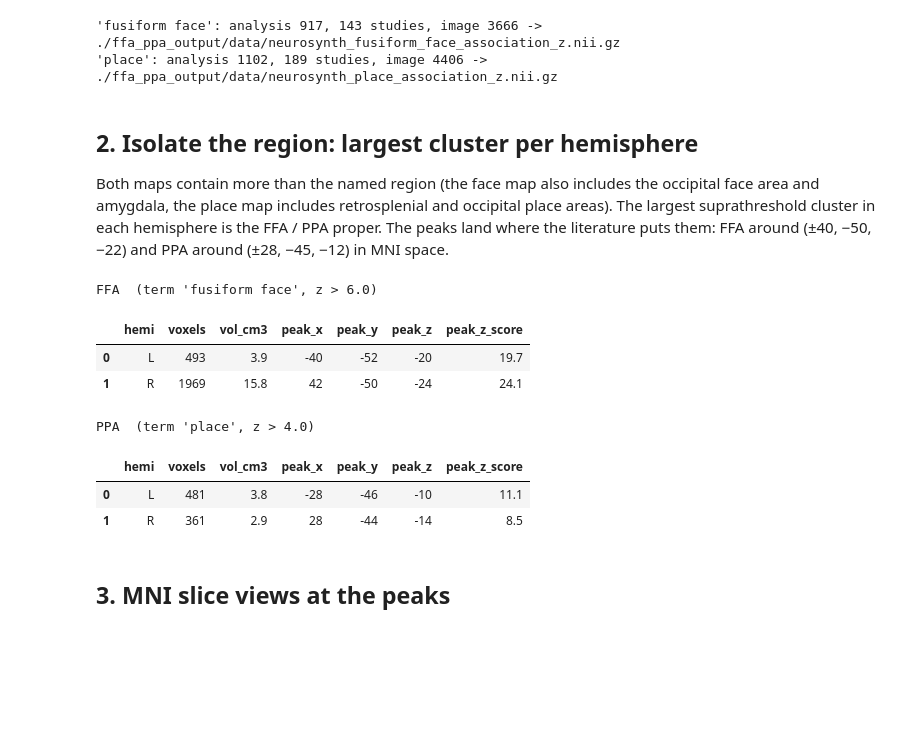
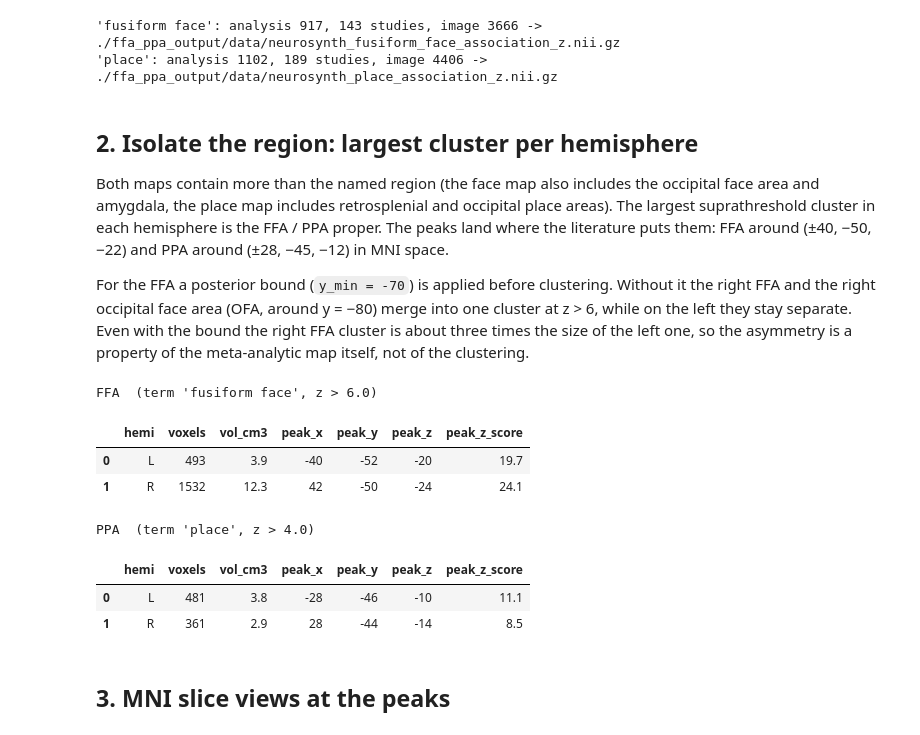
Before and after one commit to maierav/ffa-ppa-public-domain, a Jupyter notebook: ffa_ppa_public_domain.ipynb, the cells around one changed output. Saved outputs shown, nothing was run; the diff lists cells and outputs as text; code cells hidden in the pictures; blank space fills up the shorter version.

```diff
--- a/ffa_ppa_public_domain.ipynb
+++ b/ffa_ppa_public_domain.ipynb
@@ -58,8 +58,8 @@ SURF_MESH = "fsaverage6"   # 'fsaverage5' (fast), 'fsaverage6' (default), 'fsave
 
 # Region definitions: Neurosynth term, analysis id (verified below), threshold on the z map, colors
 REGIONS = {
-    "FFA": dict(term="fusiform face", analysis_id=917,  thr=6.0, color="#d7301f", ctx_color="#fdae6b", cmap="YlOrRd"),
-    "PPA": dict(term="place",         analysis_id=1102, thr=4.0, color="#1f78b4", ctx_color="#a6cee3", cmap="YlGnBu"),
+    "FFA": dict(term="fusiform face", analysis_id=917,  thr=6.0, y_min=-70, color="#d7301f", ctx_color="#fdae6b", cmap="YlOrRd"),
+    "PPA": dict(term="place",         analysis_id=1102, thr=4.0, y_min=None, color="#1f78b4", ctx_color="#a6cee3", cmap="YlGnBu"),
 }
 print("output dir:", os.path.abspath(OUT_DIR))
 # %% [output]
@@ -124,36 +124,49 @@ Both maps contain more than the named region (the face map also includes the occ
 the place map includes retrosplenial and occipital place areas). The largest suprathreshold cluster in each
 hemisphere is the FFA / PPA proper. The peaks land where the literature puts them: FFA around
 (±40, −50, −22) and PPA around (±28, −45, −12) in MNI space.
+
+For the FFA a posterior bound (`y_min = -70`) is applied before clustering. Without it the right FFA and the
+right occipital face area (OFA, around y = −80) merge into one cluster at z > 6, while on the left they stay
+separate. Even with the bound the right FFA cluster is about three times the size of the left one, so the
+asymmetry is a property of the meta-analytic map itself, not of the clustering.
 # %%
-def largest_cluster_per_hemi(img, thr, min_size=50):
-    "Boolean mask of the largest cluster (> thr) in each hemisphere, plus a peak table."
-    d = img.get_fdata(); lab, n = ndimage.label(d > thr)
+def mni_coords(img):
+    "MNI x, y, z coordinate of every voxel, each as an array shaped like the image."
+    ijk = np.indices(img.shape).reshape(3, -1).T
+    return [c.reshape(img.shape) for c in nib.affines.apply_affine(img.affine, ijk).T]
+
+def largest_cluster_per_hemi(img, thr, min_size=50, y_min=None):
+    "Boolean mask of the largest cluster (> thr) in each hemisphere, plus a peak table. y_min drops voxels posterior to it."
+    d = img.get_fdata().copy()
+    if y_min is not None:
+        d[mni_coords(img)[1] < y_min] = 0
+    lab, n = ndimage.label(d > thr)
     keep = np.zeros_like(d, bool); rows = []
     if n == 0:
         return keep, pd.DataFrame(rows)
     idx = range(1, n + 1)
     sizes = ndimage.sum(np.ones_like(d), lab, index=idx)
     x_mni = [nib.affines.apply_affine(img.affine, c)[0] for c in ndimage.center_of_mass(np.ones_like(d), lab, index=idx)]
     for hemi, sel in (("L", lambda x: x < 0), ("R", lambda x: x > 0)):
         cand = [(sizes[i], i + 1) for i in range(n) if sel(x_mni[i]) and sizes[i] >= min_size]
         if not cand:
             continue
         sz, lbl = max(cand); keep |= lab == lbl
         pk = np.unravel_index(np.argmax(d * (lab == lbl)), d.shape)
         x, y, z = nib.affines.apply_affine(img.affine, pk)
         rows.append(dict(hemi=hemi, voxels=int(sz), vol_cm3=round(sz * 8 / 1000, 1), peak_x=int(x), peak_y=int(y), peak_z=int(z), peak_z_score=round(float(d[pk]), 1)))
     return keep, pd.DataFrame(rows)
 
 masks, peaks = {}, {}
 for name, r in REGIONS.items():
-    masks[name], peaks[name] = largest_cluster_per_hemi(maps[name], r["thr"])
+    masks[name], peaks[name] = largest_cluster_per_hemi(maps[name], r["thr"], y_min=r["y_min"])
     nib.save(nib.Nifti1Image(masks[name].astype(np.uint8), maps[name].affine), os.path.join(DATA_DIR, f"{name}_mask_MNI152_2mm.nii.gz"))
     print(f"\n{name}  (term {r['term']!r}, z > {r['thr']})"); display(peaks[name])
 # %% [output]
 FFA  (term 'fusiform face', z > 6.0)
 |  | hemi | voxels | vol_cm3 | peak_x | peak_y | peak_z | peak_z_score |
 | 0 | L | 493 | 3.9 | -40 | -52 | -20 | 19.7 |
-| 1 | R | 1969 | 15.8 | 42 | -50 | -24 | 24.1 |
+| 1 | R | 1532 | 12.3 | 42 | -50 | -24 | 24.1 |
 PPA  (term 'place', z > 4.0)
 |  | hemi | voxels | vol_cm3 | peak_x | peak_y | peak_z | peak_z_score |
 | 0 | L | 481 | 3.8 | -28 | -46 | -10 | 11.1 |
```
Also changed, not shown: parts of 9 cells of this notebook, 19 other files.
